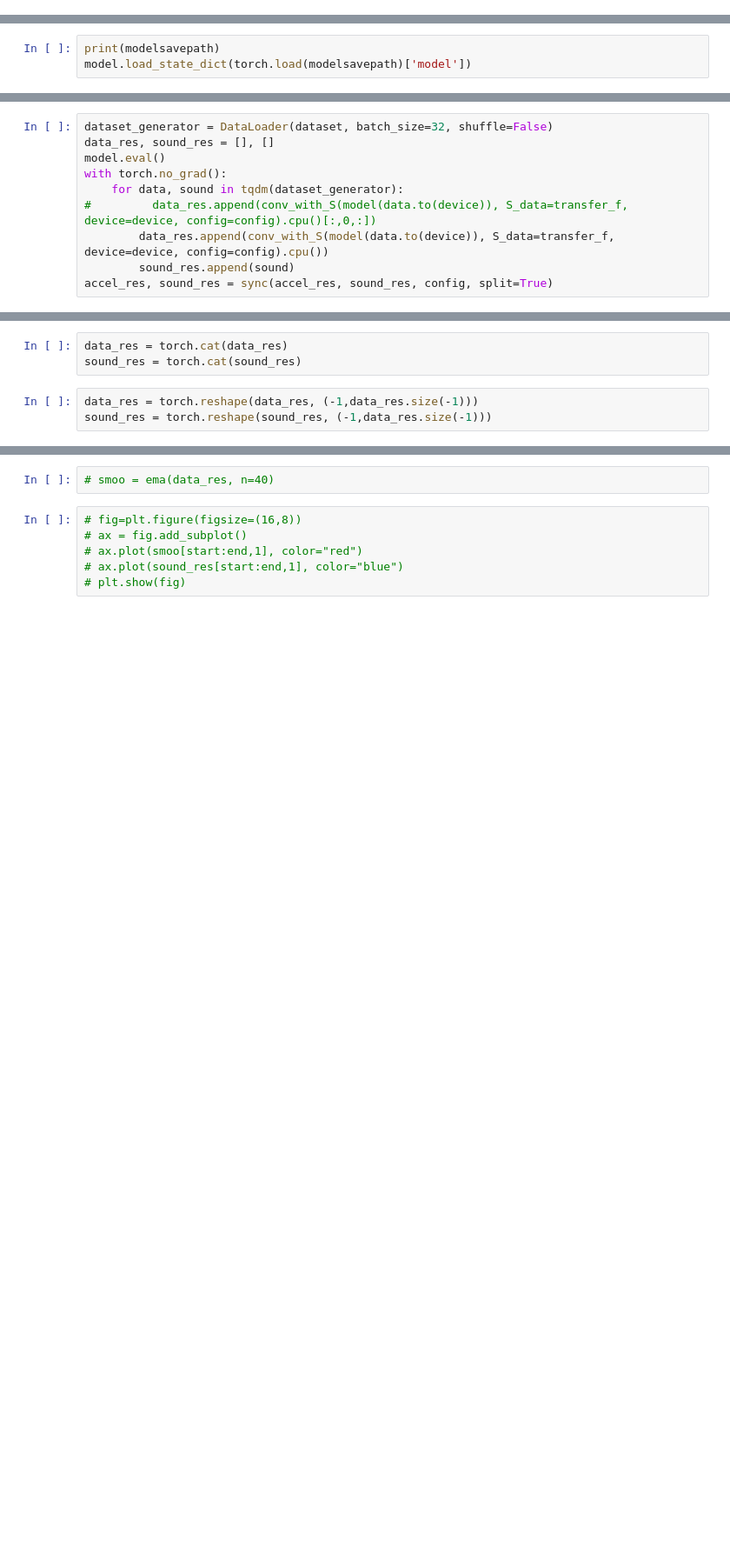
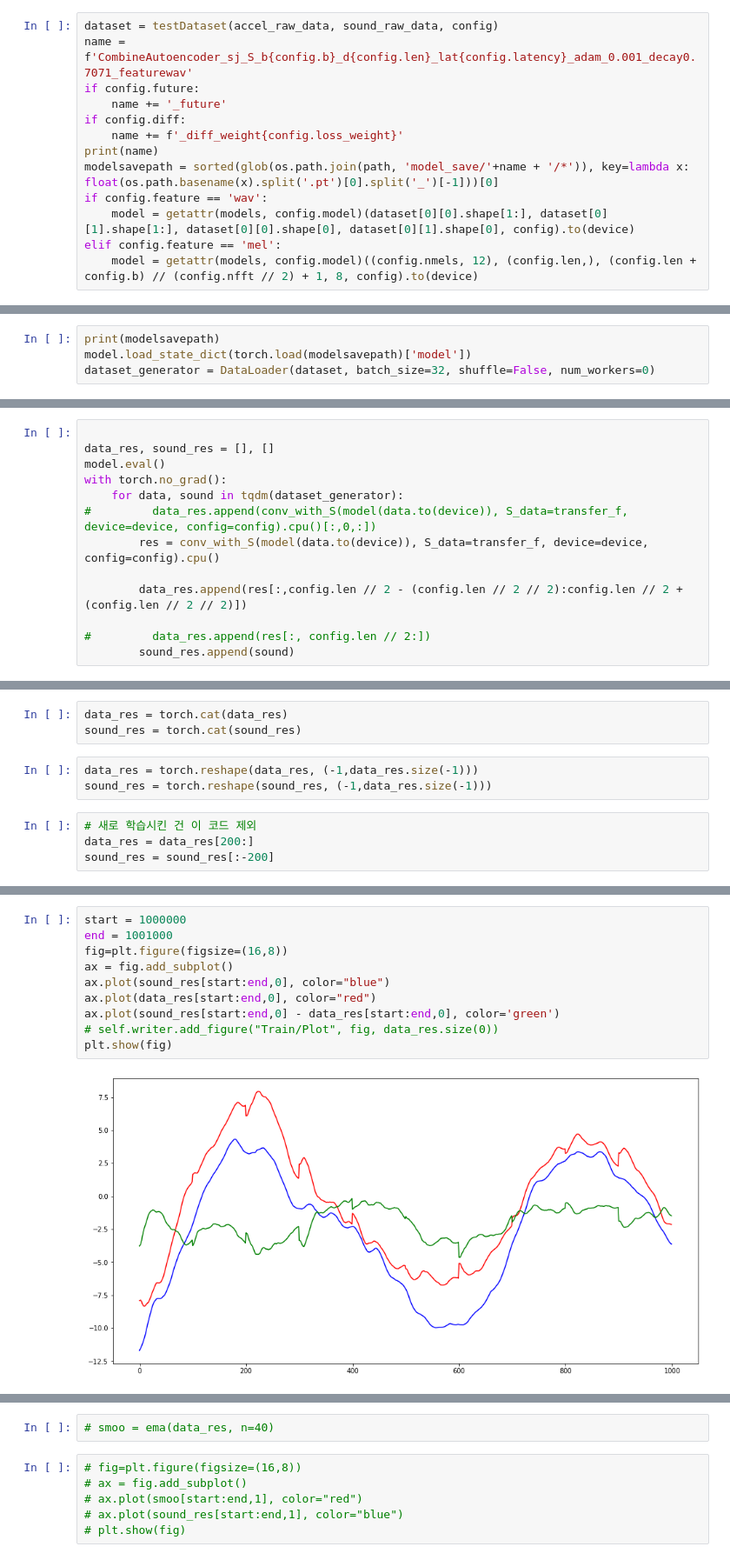
Before and after one commit to lsg1213/ai_model, a Jupyter notebook: pytorch/test_model/visualization.ipynb, the cells around one changed output, grey strips where cells are left out. Shown at 87% size. Cells and saved outputs as stored; diff of their text form; blank space fills up the shorter version.

```diff
--- a/pytorch/test_model/visualization.ipynb
+++ b/pytorch/test_model/visualization.ipynb
@@ -41,0 +31,13 @@ model = getattr(models, config.model)(dataset[0][0].shape[1:], dataset[0][1].sha
+# %%
+dataset = testDataset(accel_raw_data, sound_raw_data, config)
+name = f'CombineAutoencoder_sj_S_b{config.b}_d{config.len}_lat{config.latency}_adam_0.001_decay0.7071_featurewav'
+if config.future:
+    name += '_future'
+if config.diff:
+    name += f'_diff_weight{config.loss_weight}'
+print(name)
+modelsavepath = sorted(glob(os.path.join(path, 'model_save/'+name + '/*')), key=lambda x: float(os.path.basename(x).split('.pt')[0].split('_')[-1]))[0]
+if config.feature == 'wav':
+    model = getattr(models, config.model)(dataset[0][0].shape[1:], dataset[0][1].shape[1:], dataset[0][0].shape[0], dataset[0][1].shape[0], config).to(device)
+elif config.feature == 'mel':
+    model = getattr(models, config.model)((config.nmels, 12), (config.len,), (config.len + config.b) // (config.nfft // 2) + 1, 8, config).to(device)
@@ -42,4 +46,5 @@ model = getattr(models, config.model)(dataset[0][0].shape[1:], dataset[0][1].sha
 # %%
 print(modelsavepath)
 model.load_state_dict(torch.load(modelsavepath)['model'])
+dataset_generator = DataLoader(dataset, batch_size=32, shuffle=False, num_workers=0)
 # %% [output]
@@ -50,13 +52,16 @@ RuntimeError: Error(s) in loading state_dict for CombineAutoencoder:
 # %%
-dataset_generator = DataLoader(dataset, batch_size=32, shuffle=False)
+
 data_res, sound_res = [], []
 model.eval()
 with torch.no_grad():
     for data, sound in tqdm(dataset_generator):
 #         data_res.append(conv_with_S(model(data.to(device)), S_data=transfer_f, device=device, config=config).cpu()[:,0,:])
-        data_res.append(conv_with_S(model(data.to(device)), S_data=transfer_f, device=device, config=config).cpu())
+        res = conv_with_S(model(data.to(device)), S_data=transfer_f, device=device, config=config).cpu()
+
+        data_res.append(res[:,config.len // 2 - (config.len // 2 // 2):config.len // 2 + (config.len // 2 // 2)])
+
+#         data_res.append(res[:, config.len // 2:])
         sound_res.append(sound)
-accel_res, sound_res = sync(accel_res, sound_res, config, split=True)
 # %%
 from time import time
 with torch.no_grad():
@@ -71,6 +78,10 @@ sound_res = torch.cat(sound_res)
 # %%
 data_res = torch.reshape(data_res, (-1,data_res.size(-1)))
 sound_res = torch.reshape(sound_res, (-1,data_res.size(-1)))
+# %%
+# 새로 학습시킨 건 이 코드 제외
+data_res = data_res[200:]
+sound_res = sound_res[:-200]
 # %%
 fig = plt.figure()
 fig, ax_lst = plt.subplots(1, 2, figsize=(16,10))
@@ -81,2 +96,14 @@ ax_lst[1].plot(np.arange(sound_res.size(0)), sound_res[:,0], color="red")
+# %%
+start = 1000000
+end = 1001000
+fig=plt.figure(figsize=(16,8))
+ax = fig.add_subplot()
+ax.plot(sound_res[start:end,0], color="blue")
+ax.plot(data_res[start:end,0], color="red")
+ax.plot(sound_res[start:end,0] - data_res[start:end,0], color='green')
+# self.writer.add_figure("Train/Plot", fig, data_res.size(0))
+plt.show(fig)
+# %% [output]
+[figure, added]
 # %%
 start = 1000000
```
Also changed, not shown: parts of 12 cells of this notebook, 4 other files.
